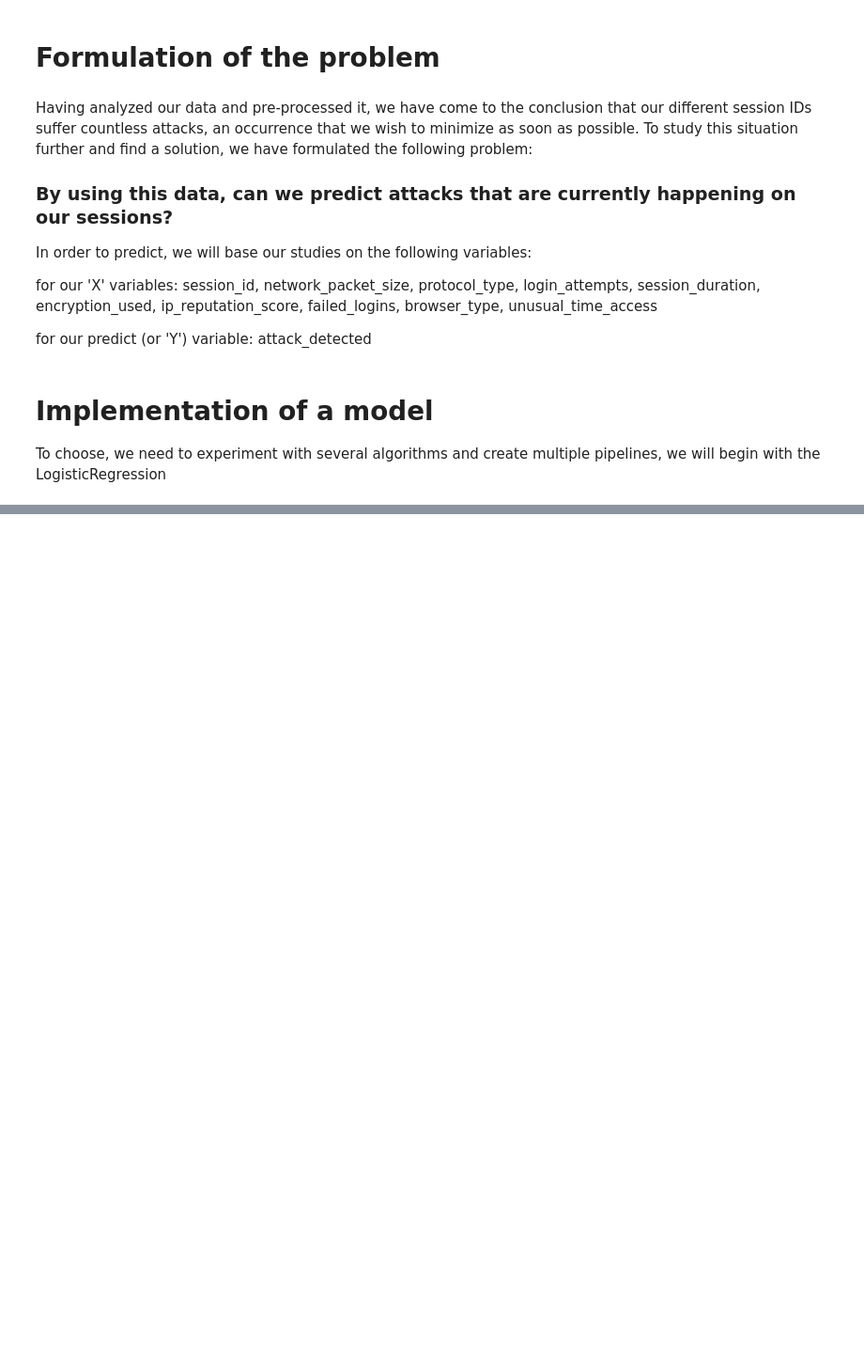
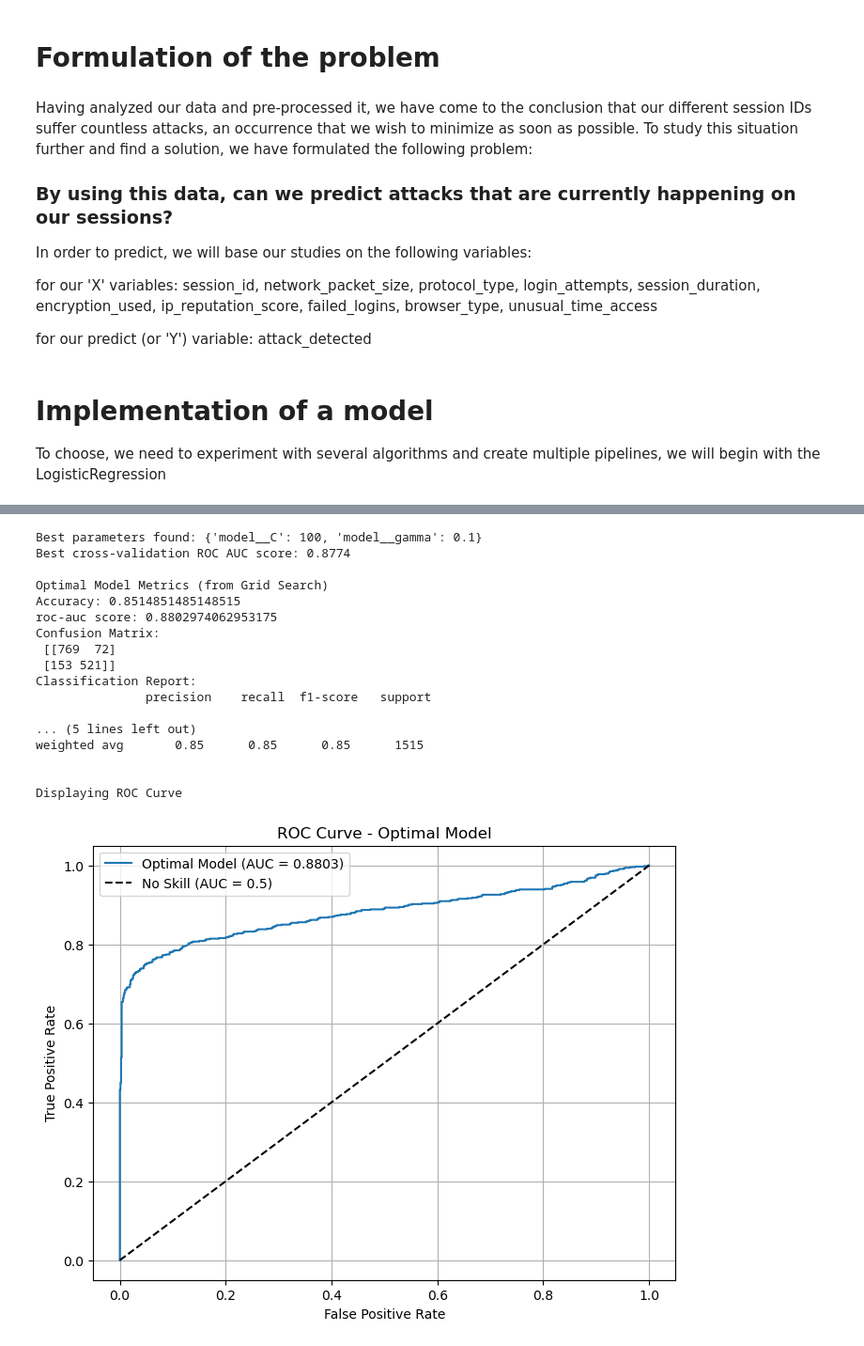
Before and after one commit to WANG-Lucas-sokko/ML_CCC, a Jupyter notebook: ML_CCC_project.ipynb, the cells around one changed output, grey strips where cells are left out. Shown at 94% size. Cells and saved outputs as stored; diff of their text form; code cells hidden in the pictures; blank space fills up the shorter version.

```diff
--- a/ML_CCC_project.ipynb
+++ b/ML_CCC_project.ipynb
@@ -574,0 +749,21 @@ plt.show()
+# %%
+### SVM
+# Parameters for GridSearch SVM
+param_grid_svm = {
+    'model__C' : [0.1, 1, 10, 100],
+    'model__gamma' : [1, 0.1, 0.01, 0.001]
+}
+
+pipeline_svm = make_pipeline(preprocessor, SMOTE(random_state=42), SVC(random_state=42, probability=True))
+
+# Grid
+grid_searchSVM = GridSearchCV(
+    estimator=pipeline_svm,  # Use the pipeline as the estimator
+    param_grid=param_grid_svm,
+    scoring='roc_auc',
+    cv=5,
+    n_jobs=-1,
+    verbose=2
+)
+
+grid_searchSVM.fit(X_train, y_train)
@@ -574,0 +789,29 @@ plt.show()
+# %%
+# Results from the GridSearch
+y_pred_grid, y_proba_grid = grid_results(grid_searchSVM)
+
+print("\nOptimal Model Metrics (from Grid Search)")
+show_metrics(y_test, y_pred_grid, y_proba_grid)
+
+display_roc_curve(y_test, y_proba_grid)
+accuracy_list.append(accuracy_score(y_test, y_pred_grid))
+accuracy_list2.append(accuracy_score(y_test, y_pred_grid))
+# %% [output]
+Best parameters found: {'model__C': 100, 'model__gamma': 0.1}
+Best cross-validation ROC AUC score: 0.8774
+
+Optimal Model Metrics (from Grid Search)
+Accuracy: 0.8514851485148515
+roc-auc score: 0.8802974062953175
+Confusion Matrix:
+ [[769  72]
+ [153 521]]
+Classification Report:
+               precision    recall  f1-score   support
+
+... (5 lines left out)
+weighted avg       0.85      0.85      0.85      1515
+
+
+Displaying ROC Curve
+[figure, added]
```
Also changed, not shown: parts of 28 cells of this notebook.
